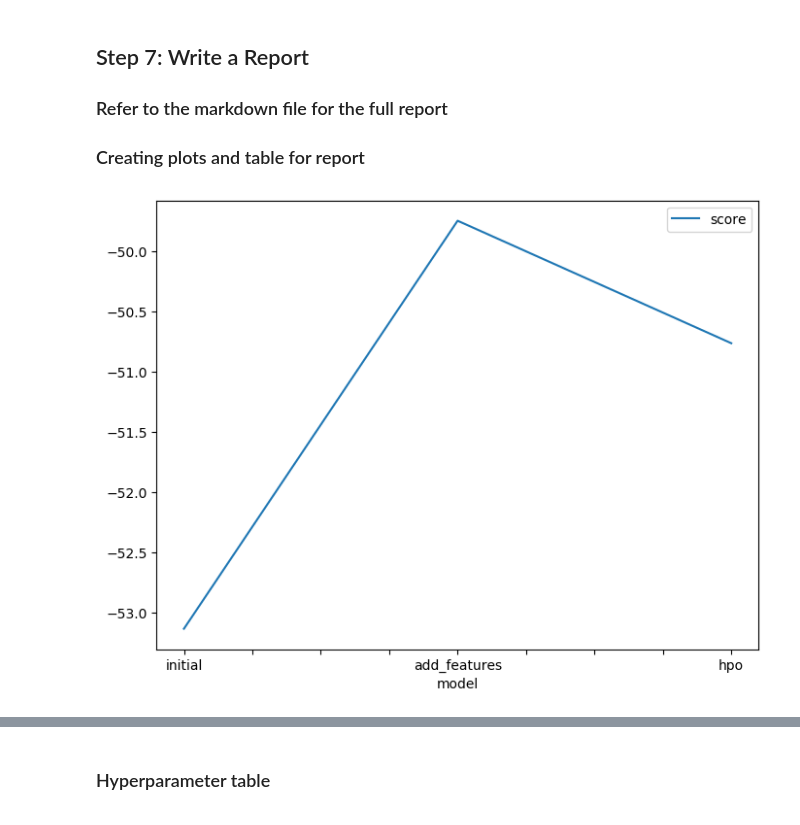
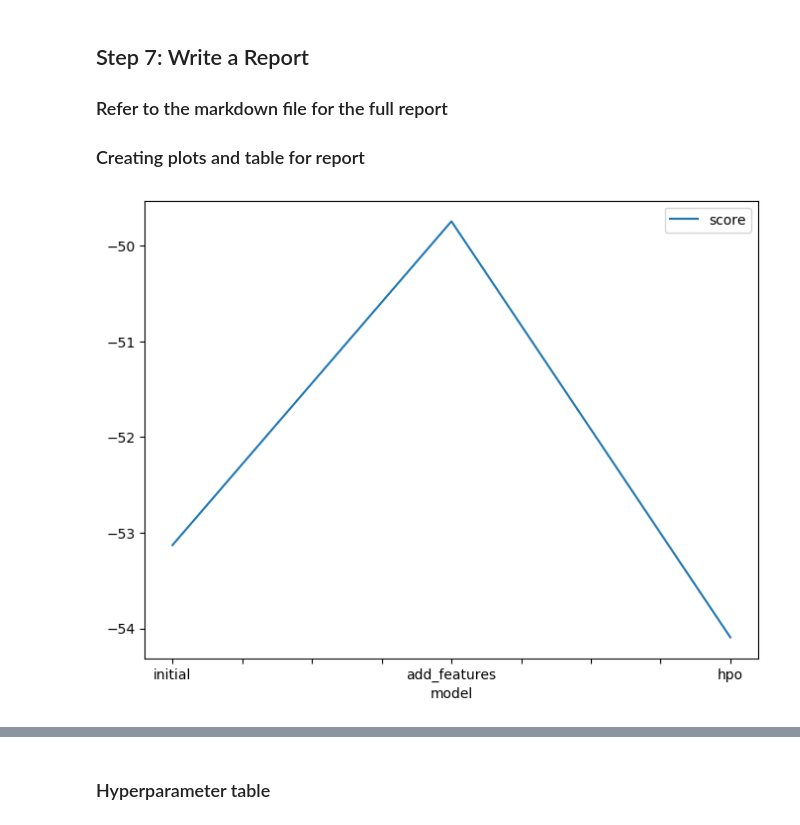
Before and after one commit to luckywy2023/cd0385-project-starter, a Jupyter notebook: project/project_notebook.ipynb, the cells around one changed output, grey strips where cells are left out. Cells and saved outputs as stored; diff of their text form; code cells hidden in the pictures.

```diff
--- a/project/project_notebook.ipynb
+++ b/project/project_notebook.ipynb
@@ -583,15 +600,15 @@ Successfully submitted to Bike Sharing Demand
 # %%
 # Taking the top model score from each training run and creating a line plot to show improvement
 # You can create these in the notebook and save them to PNG or use some other tool (e.g. google sheets, excel)
 fig = pd.DataFrame(
     {
         "model": ["initial", "add_features", "hpo"],
-        "score": [-53.129888, -49.746896,  -50.762392]
+        "score": [-53.129888, -49.746896,  -54.093559]
     }
 ).plot(x="model", y="score", figsize=(8, 6)).get_figure()
 fig.savefig('model_train_score.png')
 # %% [output]
-[figure, old version]
+[figure, new version]
 # %%
 # Take the 3 kaggle scores and creating a line plot to show improvement
 fig = pd.DataFrame(
```
Also changed, not shown: parts of 8 cells of this notebook, 3 other files.
